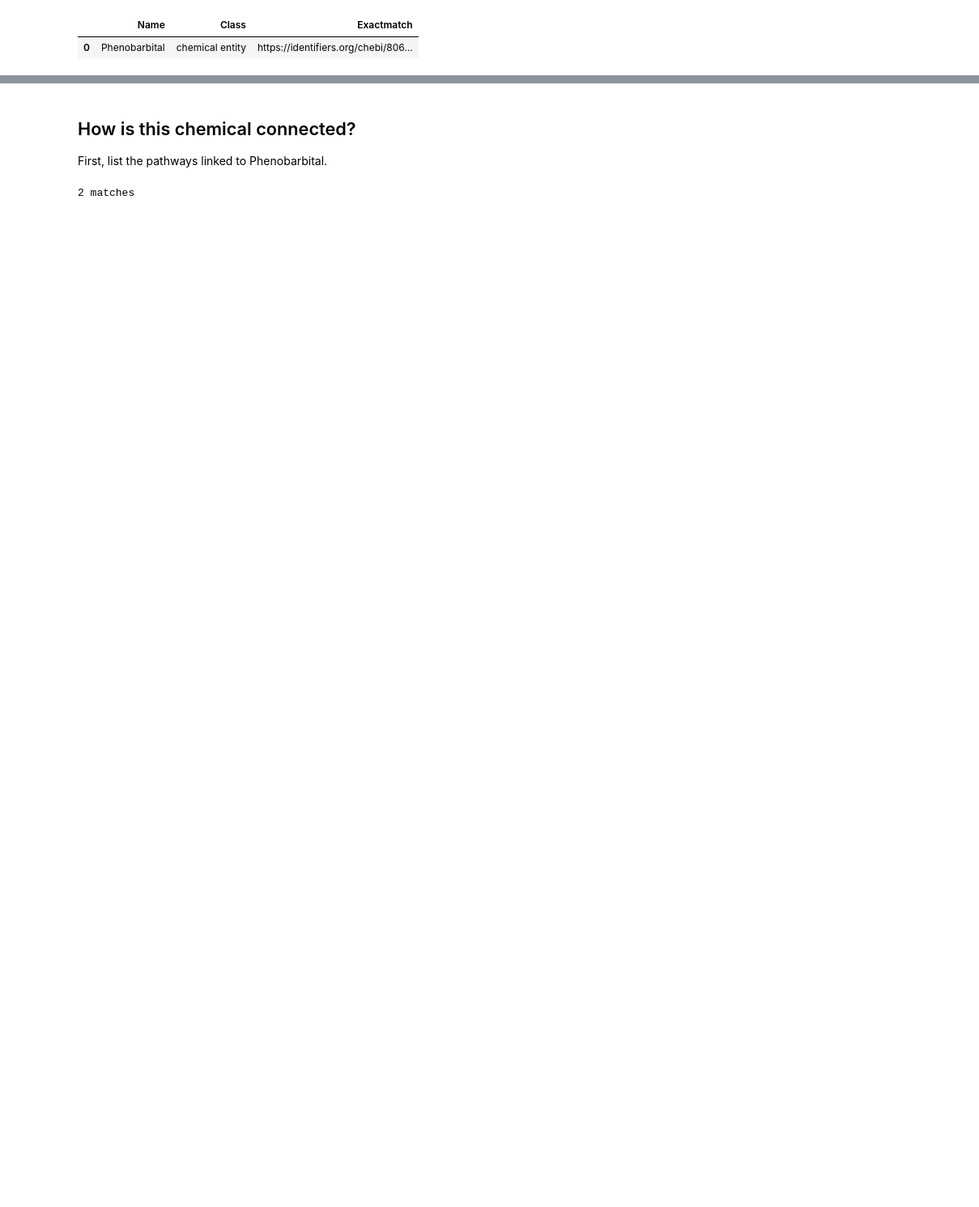
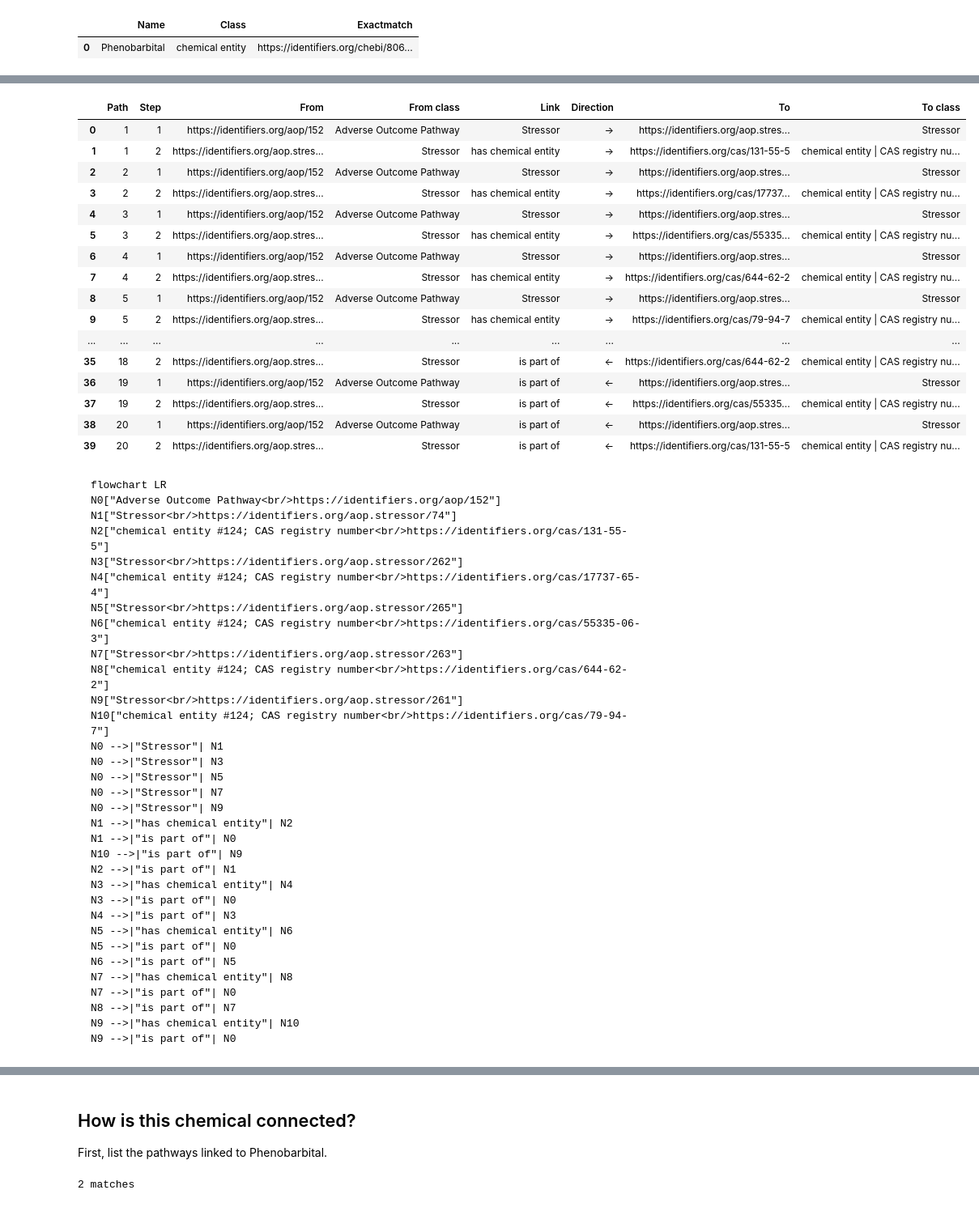
Before and after one commit to jmillanacosta/rdfsolve, a Jupyter notebook: notebooks/pydantic_clients/01_mine_explore.ipynb, the cells around one changed output, grey strips where cells are left out. Shown at 81% size. Cells and saved outputs as stored; diff of their text form; code cells hidden in the pictures; blank space fills up the shorter version.

````diff
--- a/notebooks/pydantic_clients/01_mine_explore.ipynb
+++ b/notebooks/pydantic_clients/01_mine_explore.ipynb
@@ -216,0 +288,5 @@ display(Markdown(data.diagram(paths=name_paths)))
+# %%
+ex_pathway = pathways[2]
+print(ex_pathway.uri,
+      ex_pathway.title,
+      type(ex_pathway))
@@ -216,0 +295,58 @@ display(Markdown(data.diagram(paths=name_paths)))
+# %%
+name_paths = data.paths_between(
+    source=ex_pathway, target="chemical entity", max_hops=3
+)
+display(name_paths)
+display(Markdown(data.diagram(paths=name_paths)))
+# %% [output]
+|  | Path | Step | From | From class | Link | Direction | To | To class |
+| 0 | 1 | 1 | https://identifiers.org/aop/152 | Adverse Outcome Pathway | Stressor | → | https://identifiers.org/aop.stres... | Stressor |
+| 1 | 1 | 2 | https://identifiers.org/aop.stres... | Stressor | has chemical entity | → | https://identifiers.org/cas/131-55-5 | chemical entity | CAS registry nu... |
+| 2 | 2 | 1 | https://identifiers.org/aop/152 | Adverse Outcome Pathway | Stressor | → | https://identifiers.org/aop.stres... | Stressor |
+| 3 | 2 | 2 | https://identifiers.org/aop.stres... | Stressor | has chemical entity | → | https://identifiers.org/cas/17737... | chemical entity | CAS registry nu... |
+| 4 | 3 | 1 | https://identifiers.org/aop/152 | Adverse Outcome Pathway | Stressor | → | https://identifiers.org/aop.stres... | Stressor |
+| 5 | 3 | 2 | https://identifiers.org/aop.stres... | Stressor | has chemical entity | → | https://identifiers.org/cas/55335... | chemical entity | CAS registry nu... |
+| 6 | 4 | 1 | https://identifiers.org/aop/152 | Adverse Outcome Pathway | Stressor | → | https://identifiers.org/aop.stres... | Stressor |
+| 7 | 4 | 2 | https://identifiers.org/aop.stres... | Stressor | has chemical entity | → | https://identifiers.org/cas/644-62-2 | chemical entity | CAS registry nu... |
+| 8 | 5 | 1 | https://identifiers.org/aop/152 | Adverse Outcome Pathway | Stressor | → | https://identifiers.org/aop.stres... | Stressor |
+| 9 | 5 | 2 | https://identifiers.org/aop.stres... | Stressor | has chemical entity | → | https://identifiers.org/cas/79-94-7 | chemical entity | CAS registry nu... |
+| ... | ... | ... | ... | ... | ... | ... | ... | ... |
+| 35 | 18 | 2 | https://identifiers.org/aop.stres... | Stressor | is part of | ← | https://identifiers.org/cas/644-62-2 | chemical entity | CAS registry nu... |
+| 36 | 19 | 1 | https://identifiers.org/aop/152 | Adverse Outcome Pathway | is part of | ← | https://identifiers.org/aop.stres... | Stressor |
+| 37 | 19 | 2 | https://identifiers.org/aop.stres... | Stressor | is part of | ← | https://identifiers.org/cas/55335... | chemical entity | CAS registry nu... |
+| 38 | 20 | 1 | https://identifiers.org/aop/152 | Adverse Outcome Pathway | is part of | ← | https://identifiers.org/aop.stres... | Stressor |
+| 39 | 20 | 2 | https://identifiers.org/aop.stres... | Stressor | is part of | ← | https://identifiers.org/cas/131-55-5 | chemical entity | CAS registry nu... |
+```mermaid
+flowchart LR
+N0["Adverse Outcome Pathway<br/>https://identifiers.org/aop/152"]
+N1["Stressor<br/>https://identifiers.org/aop.stressor/74"]
+N2["chemical entity #124; CAS registry number<br/>https://identifiers.org/cas/131-55-5"]
+N3["Stressor<br/>https://identifiers.org/aop.stressor/262"]
+N4["chemical entity #124; CAS registry number<br/>https://identifiers.org/cas/17737-65-4"]
+N5["Stressor<br/>https://identifiers.org/aop.stressor/265"]
+N6["chemical entity #124; CAS registry number<br/>https://identifiers.org/cas/55335-06-3"]
+N7["Stressor<br/>https://identifiers.org/aop.stressor/263"]
+N8["chemical entity #124; CAS registry number<br/>https://identifiers.org/cas/644-62-2"]
+N9["Stressor<br/>https://identifiers.org/aop.stressor/261"]
+N10["chemical entity #124; CAS registry number<br/>https://identifiers.org/cas/79-94-7"]
+N0 -->|"Stressor"| N1
+N0 -->|"Stressor"| N3
+N0 -->|"Stressor"| N5
+N0 -->|"Stressor"| N7
+N0 -->|"Stressor"| N9
+N1 -->|"has chemical entity"| N2
+N1 -->|"is part of"| N0
+N10 -->|"is part of"| N9
+N2 -->|"is part of"| N1
+N3 -->|"has chemical entity"| N4
+N3 -->|"is part of"| N0
+N4 -->|"is part of"| N3
+N5 -->|"has chemical entity"| N6
+N5 -->|"is part of"| N0
+N6 -->|"is part of"| N5
+N7 -->|"has chemical entity"| N8
+N7 -->|"is part of"| N0
+N8 -->|"is part of"| N7
+N9 -->|"has chemical entity"| N10
+N9 -->|"is part of"| N0
+```
````
Also changed, not shown: parts of 23 cells of this notebook, 2 other files.
